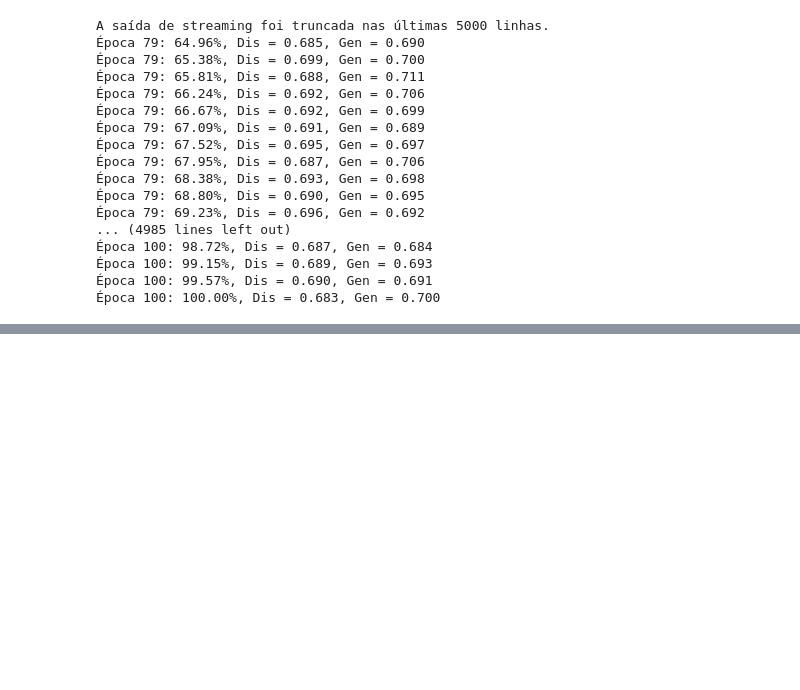
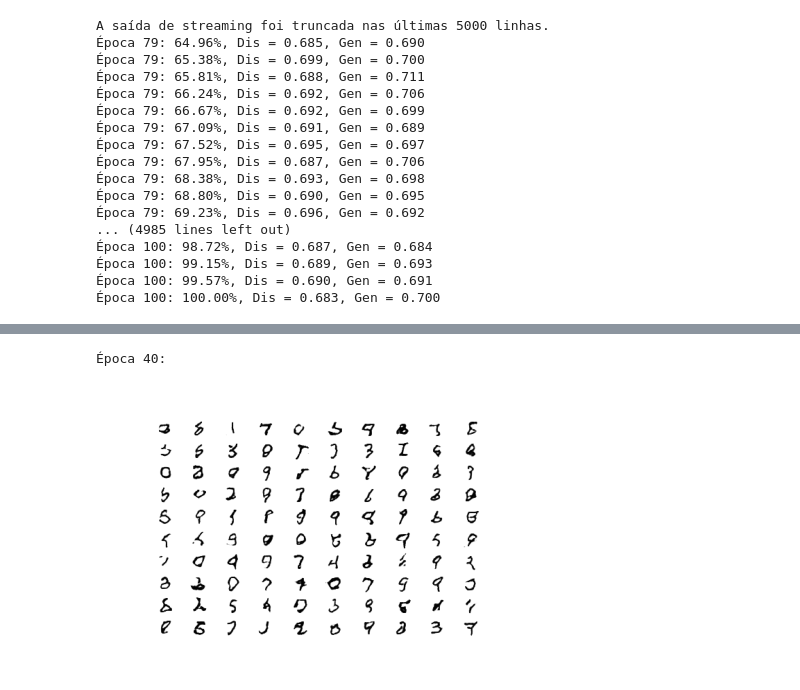
Before and after one commit to CeHaga/mnist-gan, a Jupyter notebook: Mnist_Gan.ipynb, the cells around one changed output, grey strips where cells are left out. Cells and saved outputs as stored; diff of their text form; code cells hidden in the pictures; blank space fills up the shorter version.

```diff
--- a/Mnist_Gan.ipynb
+++ b/Mnist_Gan.ipynb
@@ -352,0 +377,6 @@ A saída de streaming foi truncada nas últimas 5000 linhas.
+# %%
+print('Época 40:\n')
+Image(images[3])
+# %% [output]
+Época 40:
+[figure, added]
```
Also changed, not shown: parts of 11 cells of this notebook.
